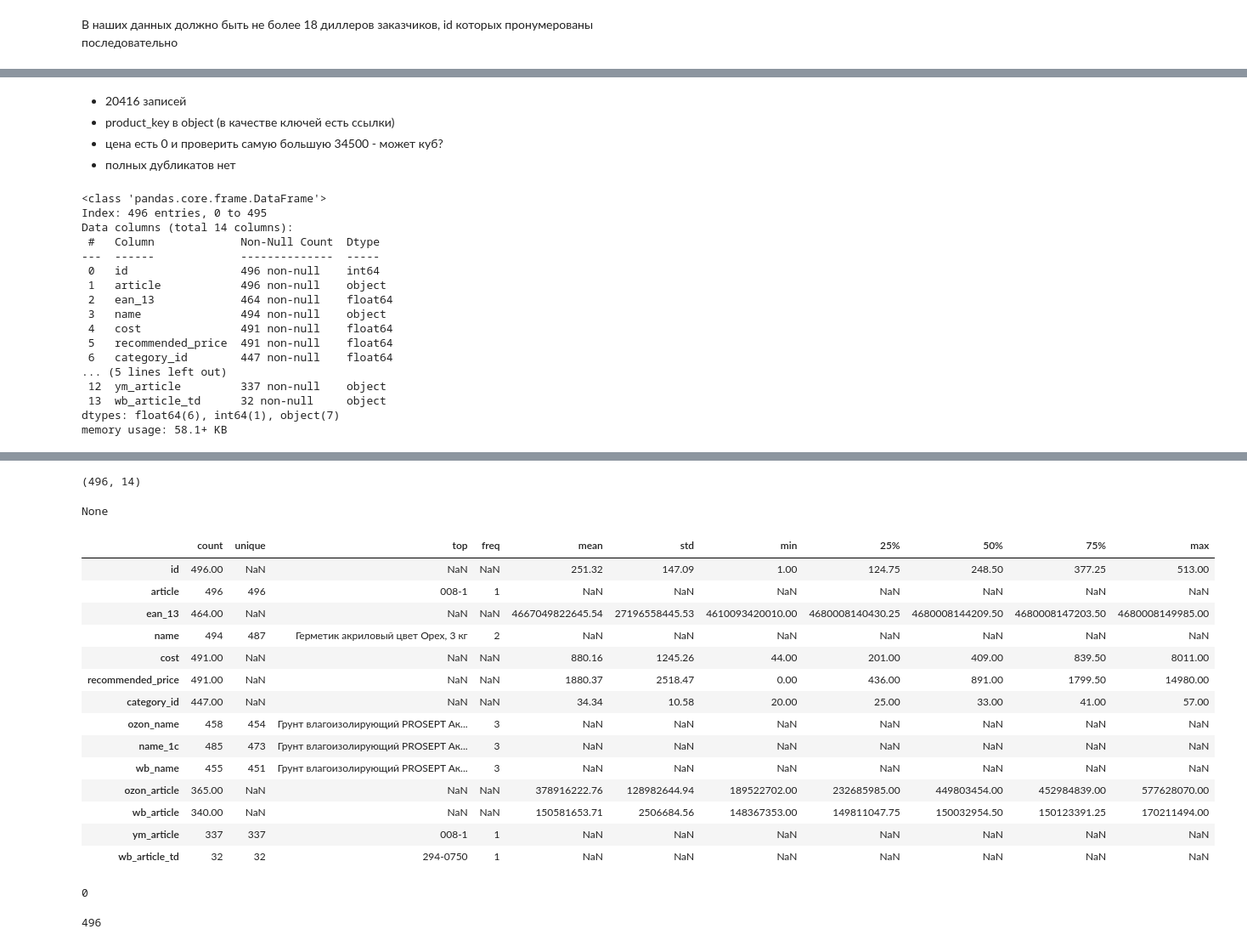
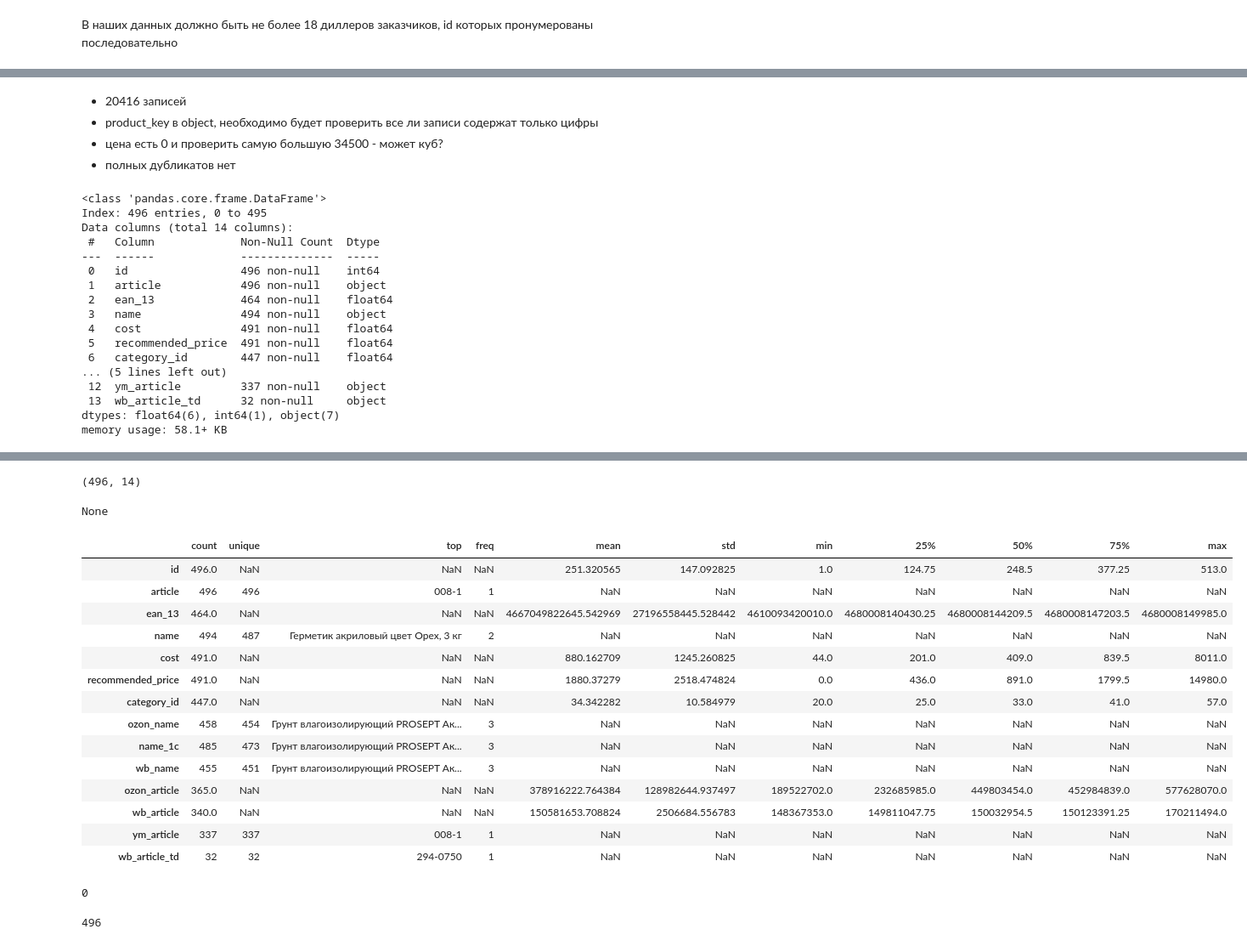
Before and after one commit to avkrickaya/Prosept_matching, a Jupyter notebook: prosept-hack-notebook-2511.ipynb, the cells around one changed output, grey strips where cells are left out. Shown at 85% size. Drawn from its saved outputs; the diff is of its cells as text; code cells hidden in the pictures.

```diff
--- a/prosept-hack-notebook-2511.ipynb
+++ b/prosept-hack-notebook-2511.ipynb
@@ -87,18 +87,26 @@ import warnings
 warnings.filterwarnings('ignore')
 # %%
 # pd.set_option('display.float_format', lambda x: '%.2f' % x)
-pd.options.display.float_format = '{:.2f}'.format
+# pd.options.display.float_format = '{:.2f}'.format
 pd.set_option('display.max_colwidth', None)
-
 sns.set(rc={'figure.figsize':(18,8)}, style="darkgrid")
 # %% [markdown]
 ## Загрузка и знакомство с данными
 # %%
+
+
 DATA_DIR = 'data/'
-dealers_id = pd.read_csv(DATA_DIR + 'marketing_dealer.csv', sep=";")
-data_dealers = pd.read_csv(DATA_DIR +'marketing_dealerprice.csv', sep=";", parse_dates=['date'])
-data_products = pd.read_csv(DATA_DIR + 'marketing_product.csv', sep=";", index_col='Unnamed: 0',)
-data_key = pd.read_csv(DATA_DIR + 'marketing_productdealerkey.csv',  sep=";")
+try:
+    dealers_id = pd.read_csv(DATA_DIR + 'marketing_dealer.csv', sep=";")
+    data_dealers = pd.read_csv(DATA_DIR +'marketing_dealerprice.csv', sep=";", parse_dates=['date'])
+    data_products = pd.read_csv(DATA_DIR + 'marketing_product.csv', sep=";", index_col='Unnamed: 0',)
+    data_key = pd.read_csv(DATA_DIR + 'marketing_productdealerkey.csv',  sep=";")
+
+except:
+    delers_id = pd.read_csv('marketing_dealer.csv', sep=";")
+    data_dealers = pd.read_csv('marketing_dealerprice.csv', sep=";", parse_dates=['date'])
+    data_products = pd.read_csv('marketing_product.csv', sep=";", index_col='Unnamed: 0',)
+    data_key  = pd.read_csv('marketing_productdealerkey.csv', sep=';')
 # %%
 dealers_id
 # %% [output]
@@ -178,12 +170,15 @@ None
 0
 # %% [markdown]
 - 20416 записей
-- product_key в object (в качестве ключей есть ссылки)
+- product_key в object, необходимо будет проверить все ли записи содержат только цифры
 - цена есть 0 и проверить самую большую 34500 - может куб?
 - полных дубликатов нет
 # %%
-display(data_products.head(), data_products.shape, data_products.info(), data_products.describe(include='all').T,
-       data_products.duplicated().sum())
+display(data_products.head(),
+        data_products.shape,
+        data_products.info(),
+        data_products.describe(include='all').T,
+        data_products.duplicated().sum())
 # %% [output]
 <class 'pandas.core.frame.DataFrame'>
 Index: 496 entries, 0 to 495
@@ -210,19 +205,19 @@ memory usage: 58.1+ KB
 | 4 | 502 | 0024-7 б | NaN | Герметик акриловой цвет Белый, 7 кг | NaN | NaN | NaN | NaN | NaN | ... |
 (496, 14)
 None
 |  | count | unique | top | freq | mean | std | min | 25% | 50% | 75% | max |
-| id | 496.00 | NaN | NaN | NaN | 251.32 | 147.09 | 1.00 | 124.75 | 248.50 | 377.25 | 513.00 |
+| id | 496.0 | NaN | NaN | NaN | 251.320565 | 147.092825 | 1.0 | 124.75 | 248.5 | 377.25 | 513.0 |
 | article | 496 | 496 | 008-1 | 1 | NaN | NaN | NaN | NaN | NaN | NaN | NaN |
-| ean_13 | 464.00 | NaN | NaN | NaN | 4667049822645.54 | 27196558445.53 | 4610093420010.00 | 4680008140430.25 | 4680008144209.50 | 4680008147203.50 | 4680008149985.00 |
+| ean_13 | 464.0 | NaN | NaN | NaN | 4667049822645.542969 | 27196558445.528442 | 4610093420010.0 | 4680008140430.25 | 4680008144209.5 | 4680008147203.5 | 4680008149985.0 |
 | name | 494 | 487 | Герметик акриловый цвет Орех, 3 кг | 2 | NaN | NaN | NaN | NaN | NaN | NaN | NaN |
-| cost | 491.00 | NaN | NaN | NaN | 880.16 | 1245.26 | 44.00 | 201.00 | 409.00 | 839.50 | 8011.00 |
-| recommended_price | 491.00 | NaN | NaN | NaN | 1880.37 | 2518.47 | 0.00 | 436.00 | 891.00 | 1799.50 | 14980.00 |
-| category_id | 447.00 | NaN | NaN | NaN | 34.34 | 10.58 | 20.00 | 25.00 | 33.00 | 41.00 | 57.00 |
+| cost | 491.0 | NaN | NaN | NaN | 880.162709 | 1245.260825 | 44.0 | 201.0 | 409.0 | 839.5 | 8011.0 |
+| recommended_price | 491.0 | NaN | NaN | NaN | 1880.37279 | 2518.474824 | 0.0 | 436.0 | 891.0 | 1799.5 | 14980.0 |
+| category_id | 447.0 | NaN | NaN | NaN | 34.342282 | 10.584979 | 20.0 | 25.0 | 33.0 | 41.0 | 57.0 |
 | ozon_name | 458 | 454 | Грунт влагоизолирующий PROSEPT Ак... | 3 | NaN | NaN | NaN | NaN | NaN | NaN | NaN |
 | name_1c | 485 | 473 | Грунт влагоизолирующий PROSEPT Ак... | 3 | NaN | NaN | NaN | NaN | NaN | NaN | NaN |
 | wb_name | 455 | 451 | Грунт влагоизолирующий PROSEPT Ак... | 3 | NaN | NaN | NaN | NaN | NaN | NaN | NaN |
-| ozon_article | 365.00 | NaN | NaN | NaN | 378916222.76 | 128982644.94 | 189522702.00 | 232685985.00 | 449803454.00 | 452984839.00 | 577628070.00 |
-| wb_article | 340.00 | NaN | NaN | NaN | 150581653.71 | 2506684.56 | 148367353.00 | 149811047.75 | 150032954.50 | 150123391.25 | 170211494.00 |
+| ozon_article | 365.0 | NaN | NaN | NaN | 378916222.764384 | 128982644.937497 | 189522702.0 | 232685985.0 | 449803454.0 | 452984839.0 | 577628070.0 |
+| wb_article | 340.0 | NaN | NaN | NaN | 150581653.708824 | 2506684.556783 | 148367353.0 | 149811047.75 | 150032954.5 | 150123391.25 | 170211494.0 |
 | ym_article | 337 | 337 | 008-1 | 1 | NaN | NaN | NaN | NaN | NaN | NaN | NaN |
 | wb_article_td | 32 | 32 | 294-0750 | 1 | NaN | NaN | NaN | NaN | NaN | NaN | NaN |
 0
```
Also changed, not shown: parts of 30 cells of this notebook, 1 other file.
